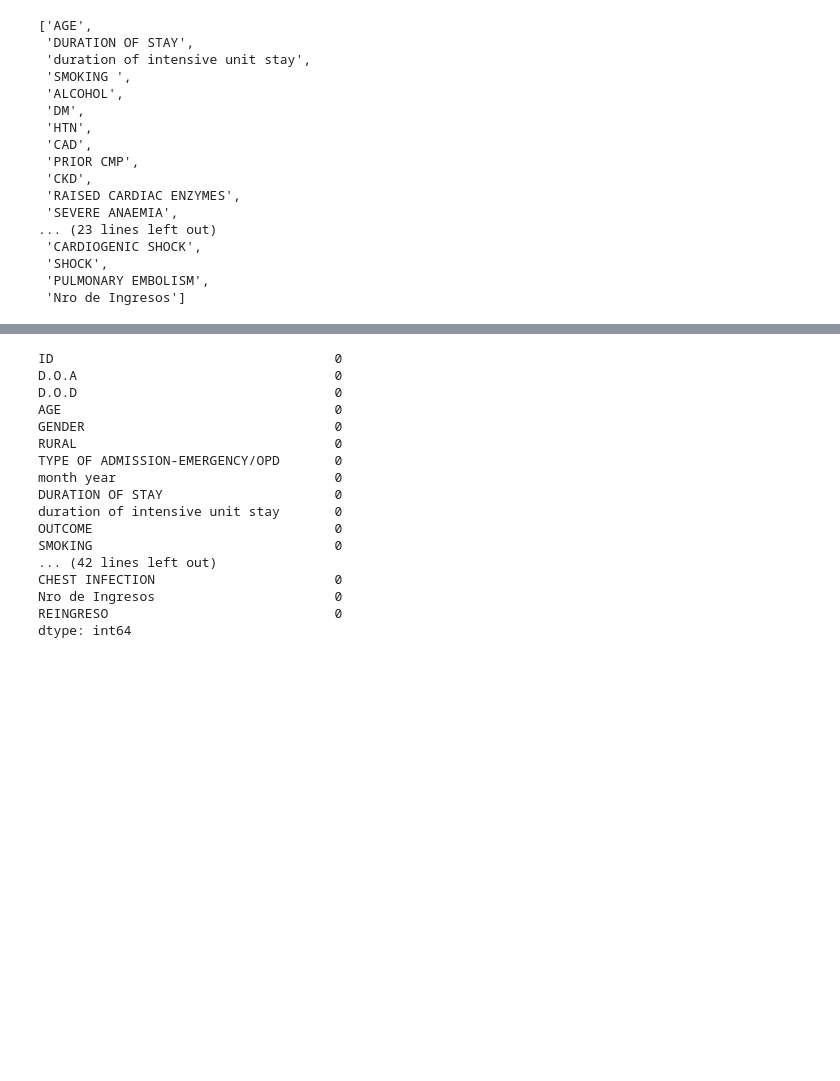
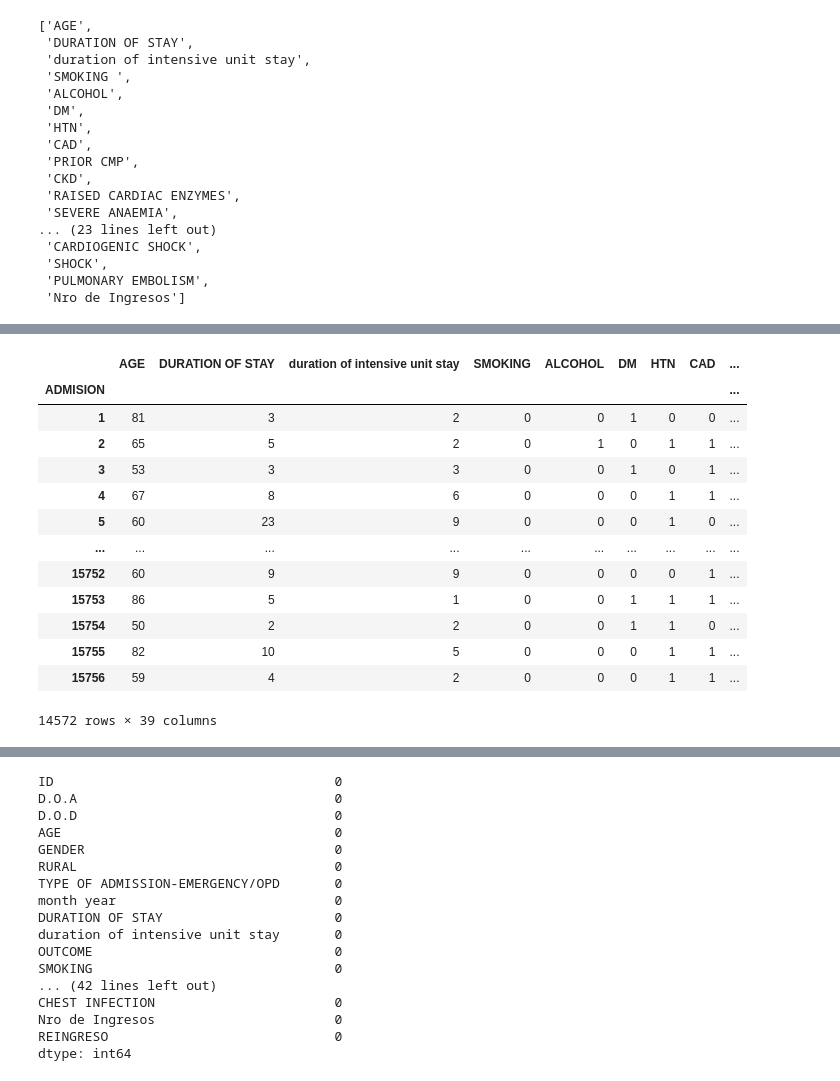
Before and after one commit to Estefaniagz/Proyecto_nocountry, a Jupyter notebook: explore.ipynb, the cells around one changed output, grey strips where cells are left out. Saved outputs shown, nothing was run; the diff lists cells and outputs as text; code cells hidden in the pictures; blank space fills up the shorter version.

```diff
--- a/explore.ipynb
+++ b/explore.ipynb
@@ -390 +432,18 @@ numericas
+# %%
+df_numerico
+# %% [output]
+|  | AGE | DURATION OF STAY | duration of intensive unit stay | SMOKING | ALCOHOL | DM | HTN | CAD | ... |
+| ADMISION |  |  |  |  |  |  |  |  | ... |
+| 1 | 81 | 3 | 2 | 0 | 0 | 1 | 0 | 0 | ... |
+| 2 | 65 | 5 | 2 | 0 | 1 | 0 | 1 | 1 | ... |
+| 3 | 53 | 3 | 3 | 0 | 0 | 1 | 0 | 1 | ... |
+| 4 | 67 | 8 | 6 | 0 | 0 | 0 | 1 | 1 | ... |
+| 5 | 60 | 23 | 9 | 0 | 0 | 0 | 1 | 0 | ... |
+| ... | ... | ... | ... | ... | ... | ... | ... | ... | ... |
+| 15752 | 60 | 9 | 9 | 0 | 0 | 0 | 0 | 1 | ... |
+| 15753 | 86 | 5 | 1 | 0 | 0 | 1 | 1 | 1 | ... |
+| 15754 | 50 | 2 | 2 | 0 | 0 | 1 | 1 | 0 | ... |
+| 15755 | 82 | 10 | 5 | 0 | 0 | 0 | 1 | 1 | ... |
+| 15756 | 59 | 4 | 2 | 0 | 0 | 0 | 1 | 1 | ... |
+14572 rows × 39 columns
 # %%
```
Also changed, not shown: parts of 7 cells of this notebook.
